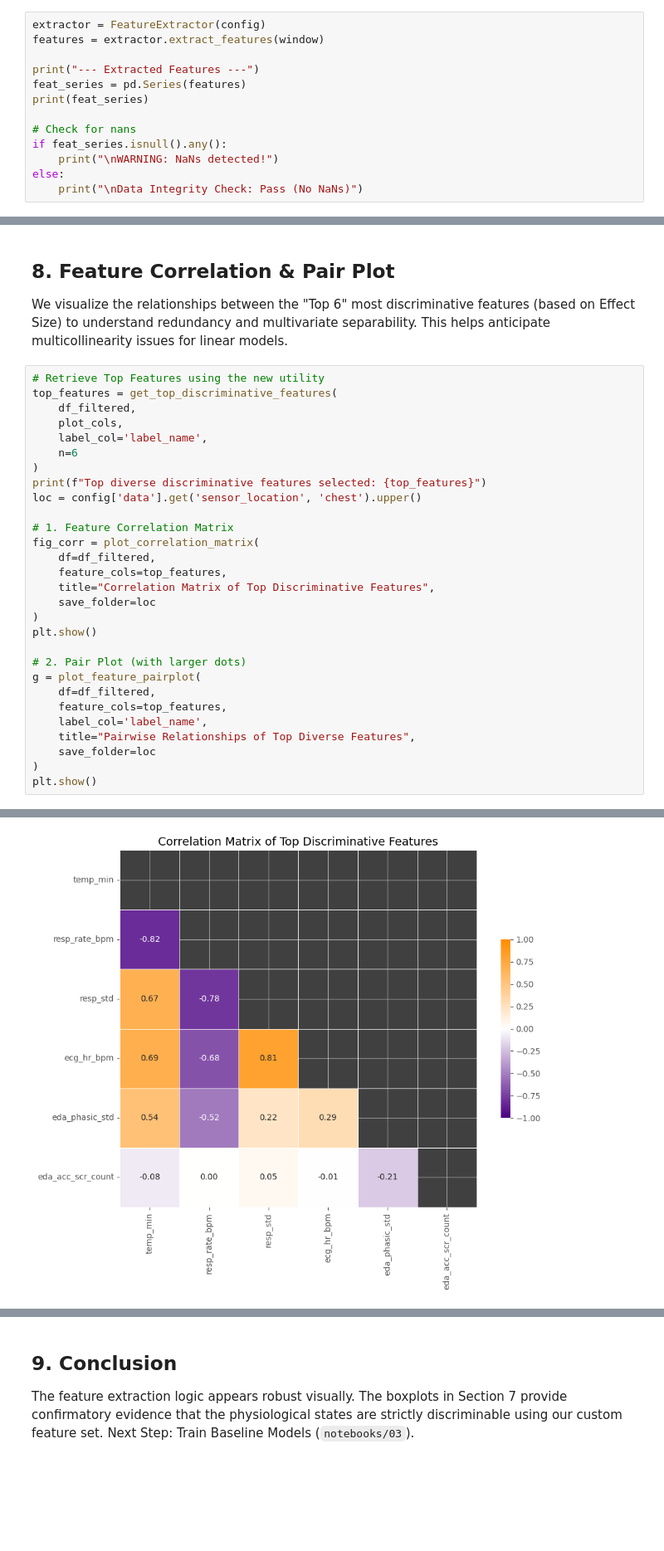
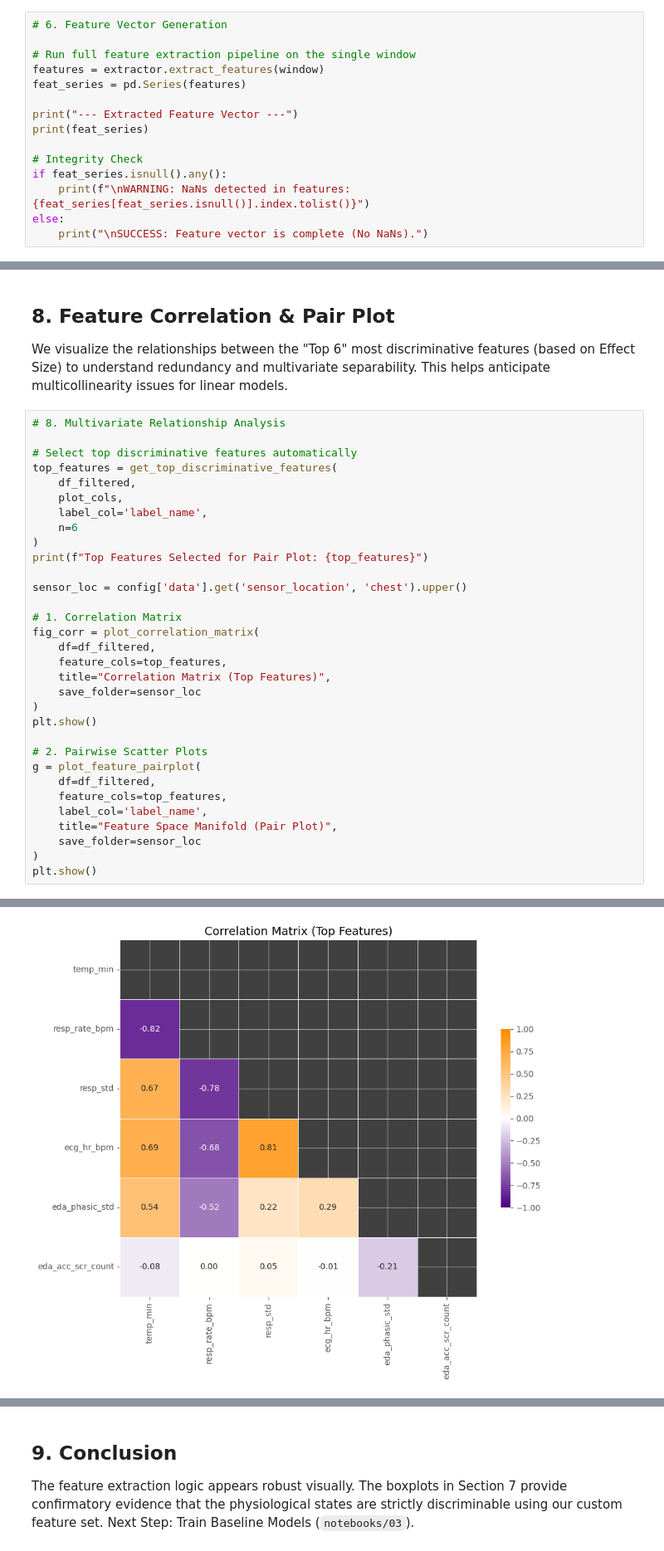
Before and after one commit to gmatteuc/Wearable_stress_biomarker, a Jupyter notebook: notebooks/02_feature_extraction_verification.ipynb, the cells around one changed output, grey strips where cells are left out. Shown at 83% size. Saved outputs shown, nothing was run; the diff lists cells and outputs as text; blank space fills up the shorter version.

```diff
--- a/notebooks/02_feature_extraction_verification.ipynb
+++ b/notebooks/02_feature_extraction_verification.ipynb
@@ -189,16 +202,18 @@ Auditing Respiration Rate...
 Run the `FeatureExtractor` on a single window to inspect the final output format (Pandas Series).
 This confirms the integration of all modalities (EDA, ECG, TEMP, RESP, ACC).
 # %%
-extractor = FeatureExtractor(config)
+# 6. Feature Vector Generation
+
+# Run full feature extraction pipeline on the single window
 features = extractor.extract_features(window)
+feat_series = pd.Series(features)
 
-print("--- Extracted Features ---")
-feat_series = pd.Series(features)
+print("--- Extracted Feature Vector ---")
 print(feat_series)
 
-# Check for nans
+# Integrity Check
 if feat_series.isnull().any():
-    print("\nWARNING: NaNs detected!")
+    print(f"\nWARNING: NaNs detected in features: {feat_series[feat_series.isnull()].index.tolist()}")
 else:
-    print("\nData Integrity Check: Pass (No NaNs)")
+    print("\nSUCCESS: Feature vector is complete (No NaNs).")
 # %% [output]
@@ -279,32 +297,35 @@ Plotting 22 features: ['acc_energy', 'acc_range', 'acc_std', 'ecg_hr_bpm', 'ecg_
 We visualize the relationships between the "Top 6" most discriminative features (based on Effect Size) to understand redundancy and multivariate separability.
 This helps anticipate multicollinearity issues for linear models.
 # %%
-# Retrieve Top Features using the new utility
+# 8. Multivariate Relationship Analysis
+
+# Select top discriminative features automatically
 top_features = get_top_discriminative_features(
     df_filtered,
     plot_cols,
     label_col='label_name',
     n=6
 )
-print(f"Top diverse discriminative features selected: {top_features}")
-loc = config['data'].get('sensor_location', 'chest').upper()
+print(f"Top Features Selected for Pair Plot: {top_features}")
 
-# 1. Feature Correlation Matrix
+sensor_loc = config['data'].get('sensor_location', 'chest').upper()
+
+# 1. Correlation Matrix
 fig_corr = plot_correlation_matrix(
     df=df_filtered,
     feature_cols=top_features,
-    title="Correlation Matrix of Top Discriminative Features",
-    save_folder=loc
+    title="Correlation Matrix (Top Features)",
+    save_folder=sensor_loc
 )
 plt.show()
 
-# 2. Pair Plot (with larger dots)
+# 2. Pairwise Scatter Plots
 g = plot_feature_pairplot(
     df=df_filtered,
     feature_cols=top_features,
     label_col='label_name',
-    title="Pairwise Relationships of Top Diverse Features",
-    save_folder=loc
+    title="Feature Space Manifold (Pair Plot)",
+    save_folder=sensor_loc
 )
 plt.show()
 # %% [output]
@@ -312 +333 @@ Top diverse discriminative features selected: ['temp_min', 'resp_rate_bpm', 'res
-[figure, old version]
+[figure, new version]
```
Also changed, not shown: parts of 8 cells of this notebook, 9 other files.
